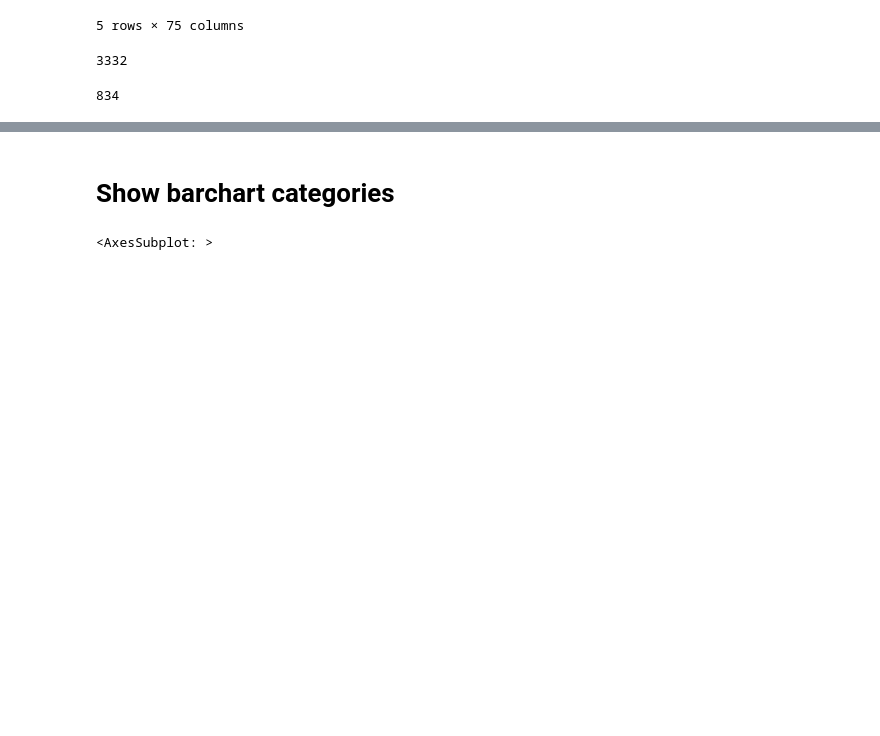
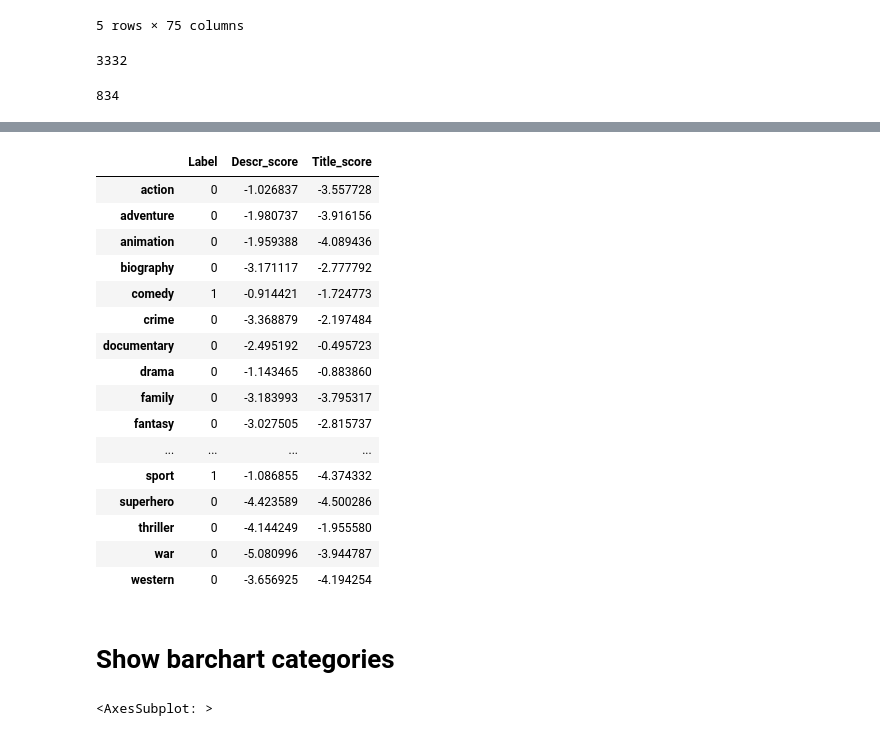
Before and after one commit to DmitryPogrebnoy/IndustrialML_ITMO, a Jupyter notebook: task2/final_catboost.ipynb, the cells around one changed output, grey strips where cells are left out. Drawn from its saved outputs; the diff is of its cells as text; code cells hidden in the pictures; blank space fills up the shorter version.

```diff
--- a/task2/final_catboost.ipynb
+++ b/task2/final_catboost.ipynb
@@ -46,3 +61,32 @@ len(test_df)
+# %%
+labels = (test_df[CATEGORIES].iloc[3])
+# %%
+LABEL_FEATURES = [f"label_{elem}" for elem in CATEGORIES]
+DESCRIPTION_FEATURES = [f"descr_{elem}" for elem in CATEGORIES]
+# %%
+descr_scores = list(test_df[DESCRIPTION_FEATURES].iloc[3])
+# %%
+title_scores = list(test_df[LABEL_FEATURES].iloc[3])
+# %%
+pd.DataFrame({"Label": labels,  "Descr_score": descr_scores, "Title_score" : title_scores})
+# %% [output]
+|  | Label | Descr_score | Title_score |
+| action | 0 | -1.026837 | -3.557728 |
+| adventure | 0 | -1.980737 | -3.916156 |
+| animation | 0 | -1.959388 | -4.089436 |
+| biography | 0 | -3.171117 | -2.777792 |
+| comedy | 1 | -0.914421 | -1.724773 |
+| crime | 0 | -3.368879 | -2.197484 |
+| documentary | 0 | -2.495192 | -0.495723 |
+| drama | 0 | -1.143465 | -0.883860 |
+| family | 0 | -3.183993 | -3.795317 |
+| fantasy | 0 | -3.027505 | -2.815737 |
+| ... | ... | ... | ... |
+| sport | 1 | -1.086855 | -4.374332 |
+| superhero | 0 | -4.423589 | -4.500286 |
+| thriller | 0 | -4.144249 | -1.955580 |
+| war | 0 | -5.080996 | -3.944787 |
+| western | 0 | -3.656925 | -4.194254 |
 # %% [markdown]
 # Show barchart categories
 # %%
```
Also changed, not shown: parts of 8 cells of this notebook.
